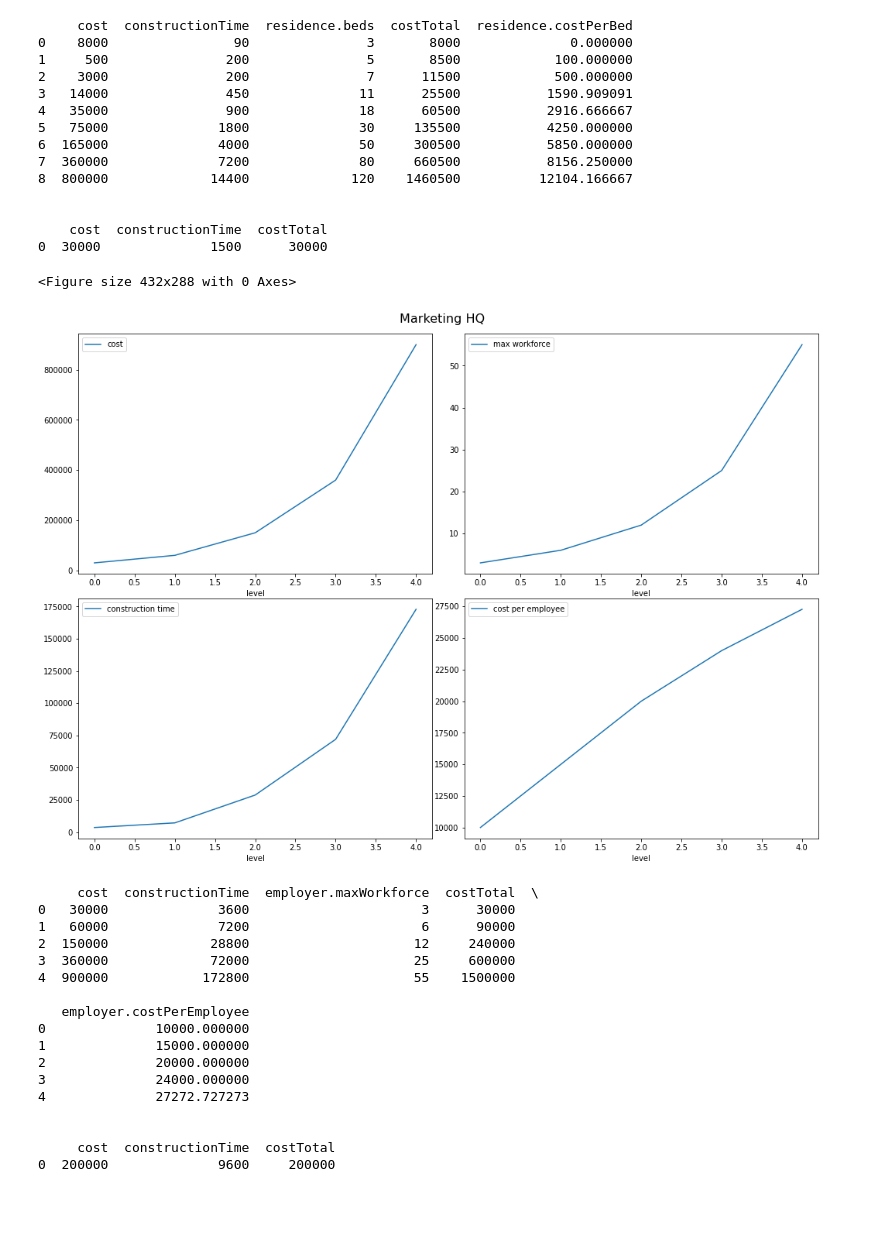
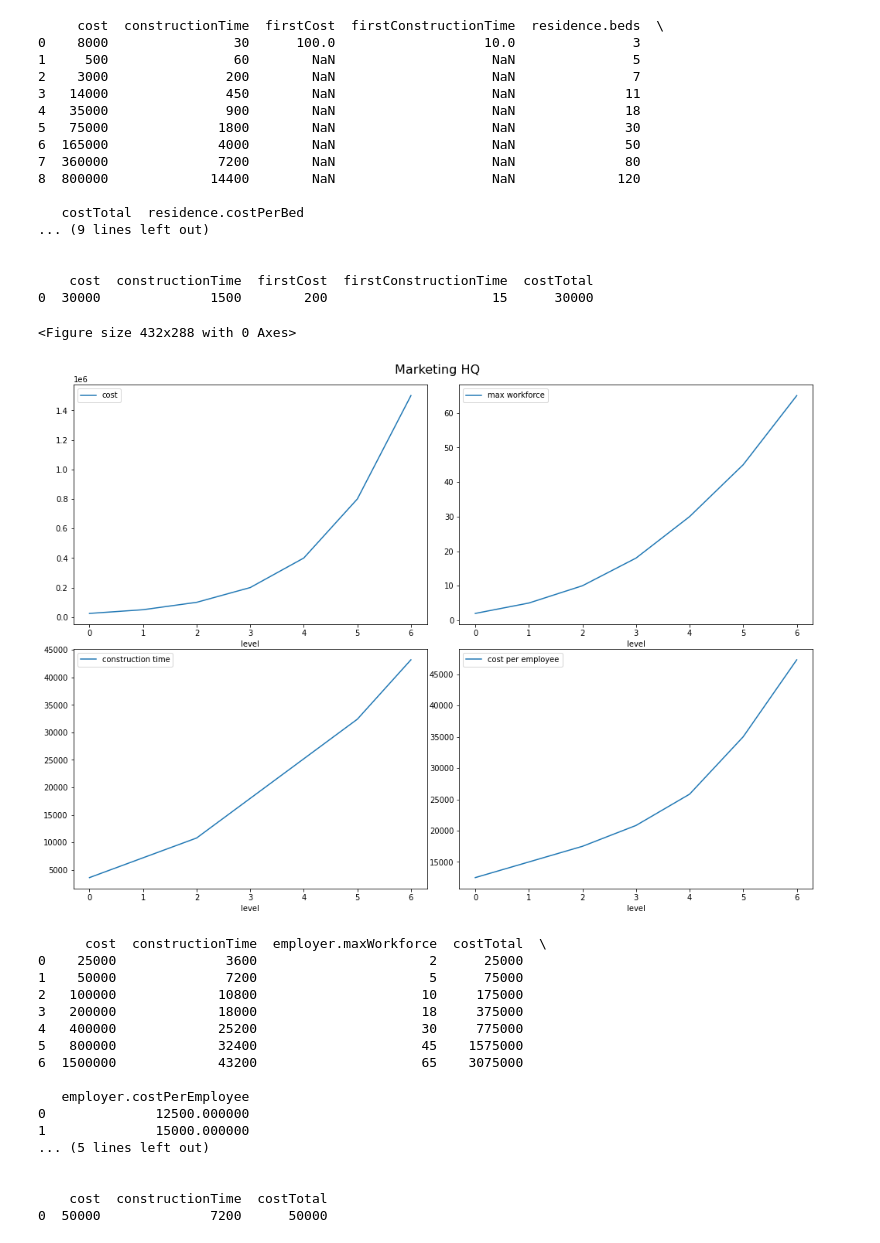
Before and after one commit to fnatte/pizza-tribes, a Jupyter notebook: notebooks/buildings.ipynb, the cells around one changed output. Cells and saved outputs as stored; diff of their text form; code cells hidden in the pictures; blank space fills up the shorter version.

```diff
--- a/notebooks/buildings.ipynb
+++ b/notebooks/buildings.ipynb
@@ -4,7 +4,7 @@ import pandas as pd
 import requests, json
 %matplotlib inline
 
-url = requests.get("http://localhost:3000/api/gamedata")
+url = requests.get("http://localhost:3000/api/game/gamedata")
 data = json.loads(url.text)
 
 skipFirst = ['Kitchen', 'Shop', 'House']
@@ -104,35 +104,38 @@ for k in data['buildings']:
 <Figure size 432x288 with 0 Axes>
 [figure]
-     cost  constructionTime  residence.beds  costTotal  residence.costPerBed
-0    8000                90               3       8000              0.000000
-1     500               200               5       8500            100.000000
-2    3000               200               7      11500            500.000000
-3   14000               450              11      25500           1590.909091
-4   35000               900              18      60500           2916.666667
-5   75000              1800              30     135500           4250.000000
-6  165000              4000              50     300500           5850.000000
-7  360000              7200              80     660500           8156.250000
-8  800000             14400             120    1460500          12104.166667
+     cost  constructionTime  firstCost  firstConstructionTime  residence.beds  \
+0    8000                30      100.0                   10.0               3
+1     500                60        NaN                    NaN               5
+2    3000               200        NaN                    NaN               7
+3   14000               450        NaN                    NaN              11
+4   35000               900        NaN                    NaN              18
+5   75000              1800        NaN                    NaN              30
+6  165000              4000        NaN                    NaN              50
+7  360000              7200        NaN                    NaN              80
+8  800000             14400        NaN                    NaN             120
+
+   costTotal  residence.costPerBed
+... (9 lines left out)
 
 
-    cost  constructionTime  costTotal
-0  30000              1500      30000
+    cost  constructionTime  firstCost  firstConstructionTime  costTotal
+0  30000              1500        200                     15      30000
 <Figure size 432x288 with 0 Axes>
-[figure, old version]
+[figure, new version]
-     cost  constructionTime  employer.maxWorkforce  costTotal  \
-0   30000              3600                      3      30000
-1   60000              7200                      6      90000
-2  150000             28800                     12     240000
-3  360000             72000                     25     600000
-4  900000            172800                     55    1500000
+      cost  constructionTime  employer.maxWorkforce  costTotal  \
+0    25000              3600                      2      25000
+1    50000              7200                      5      75000
+2   100000             10800                     10     175000
+3   200000             18000                     18     375000
+4   400000             25200                     30     775000
+5   800000             32400                     45    1575000
+6  1500000             43200                     65    3075000
 
    employer.costPerEmployee
-0              10000.000000
+0              12500.000000
 1              15000.000000
-2              20000.000000
-3              24000.000000
-4              27272.727273
+... (5 lines left out)
 
 
-     cost  constructionTime  costTotal
-0  200000              9600     200000
+    cost  constructionTime  costTotal
+0  50000              7200      50000
```
Also changed, not shown: parts of 1 cell of this notebook, 1 other file.
